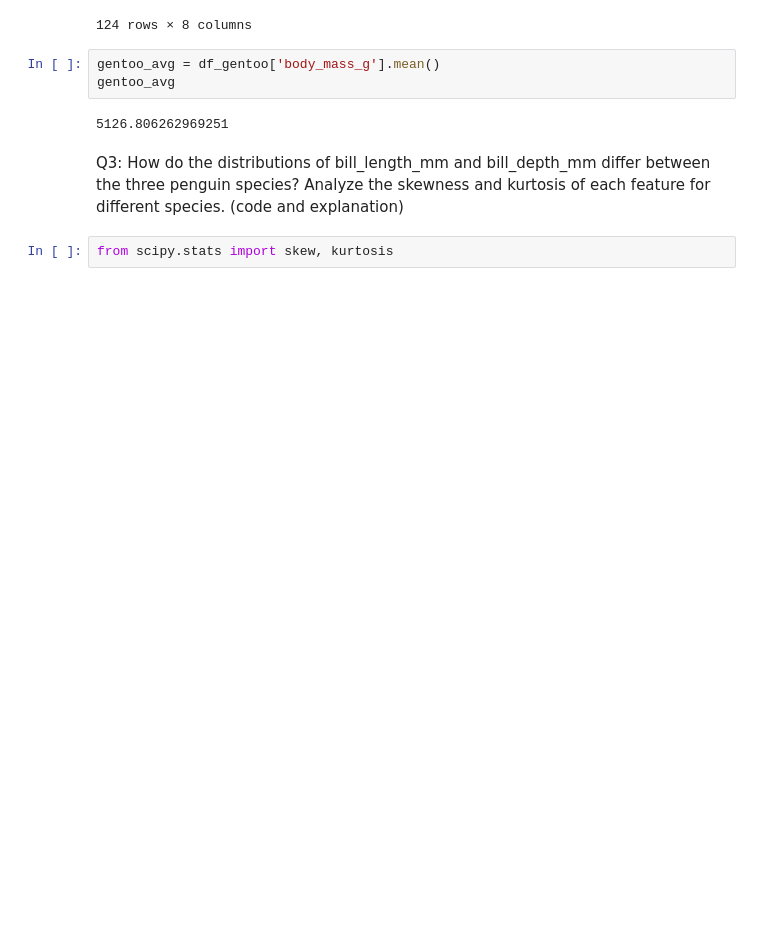
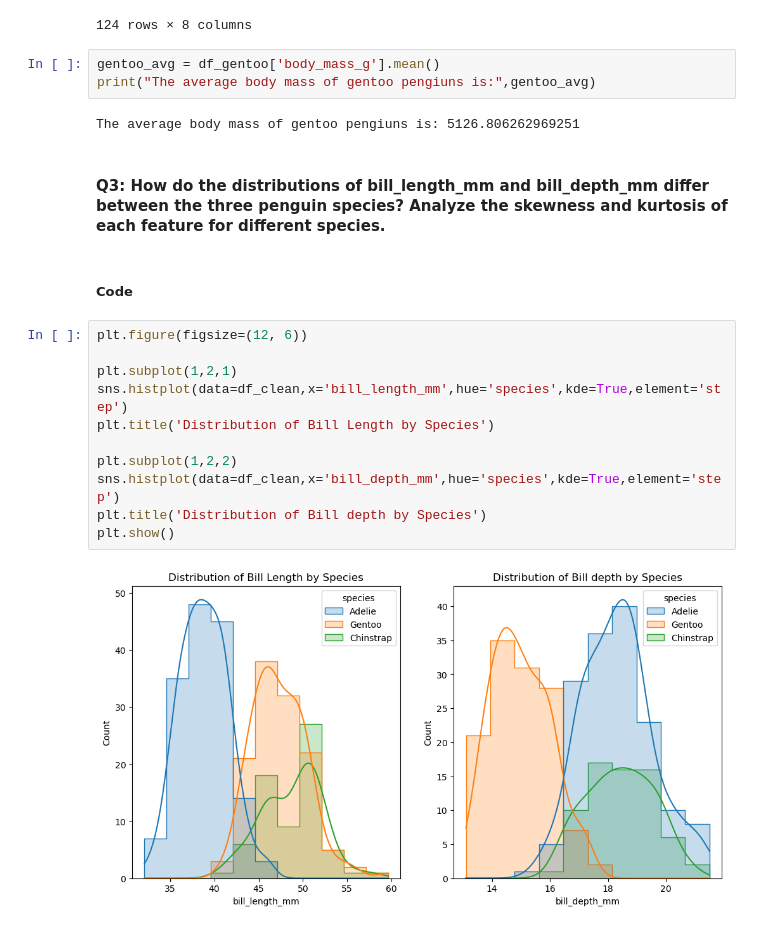
Before and after one commit to srinivastls/randomwalk-ds-assessment-level2, a Jupyter notebook: randomwalk_assessment.ipynb, the cells around one changed output. Drawn from its saved outputs; the diff is of its cells as text; blank space fills up the shorter version.

```diff
--- a/randomwalk_assessment.ipynb
+++ b/randomwalk_assessment.ipynb
@@ -182,10 +175,23 @@ df_gentoo
 124 rows × 8 columns
 # %%
 gentoo_avg = df_gentoo['body_mass_g'].mean()
-gentoo_avg
+print("The average body mass of gentoo pengiuns is:",gentoo_avg)
 # %% [output]
-5126.806262969251
+The average body mass of gentoo pengiuns is: 5126.806262969251
 # %% [markdown]
-Q3: How do the distributions of bill_length_mm and bill_depth_mm differ between the three penguin species? Analyze the skewness and kurtosis of each feature for different species. (code and explanation)
+#### Q3: How do the distributions of bill_length_mm and bill_depth_mm differ between the three penguin species? Analyze the skewness and kurtosis of each feature for different species.
-# %%
-from scipy.stats import skew, kurtosis
+# %% [markdown]
+##### Code
+# %%
+plt.figure(figsize=(12, 6))
+
+plt.subplot(1,2,1)
+sns.histplot(data=df_clean,x='bill_length_mm',hue='species',kde=True,element='step')
+plt.title('Distribution of Bill Length by Species')
+
+plt.subplot(1,2,2)
+sns.histplot(data=df_clean,x='bill_depth_mm',hue='species',kde=True,element='step')
+plt.title('Distribution of Bill depth by Species')
+plt.show()
+# %% [output]
+[figure, added]
```
Also changed, not shown: parts of 50 cells of this notebook.
